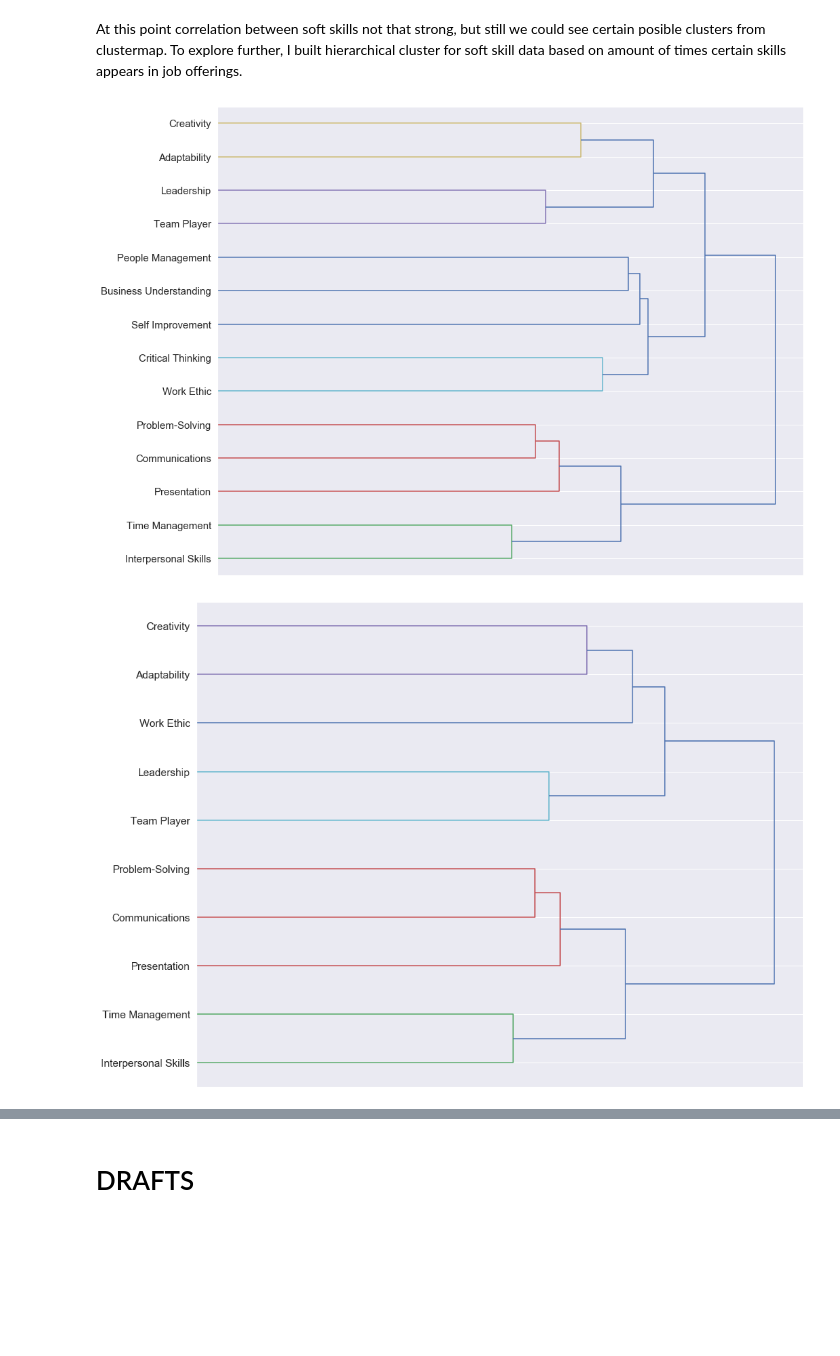
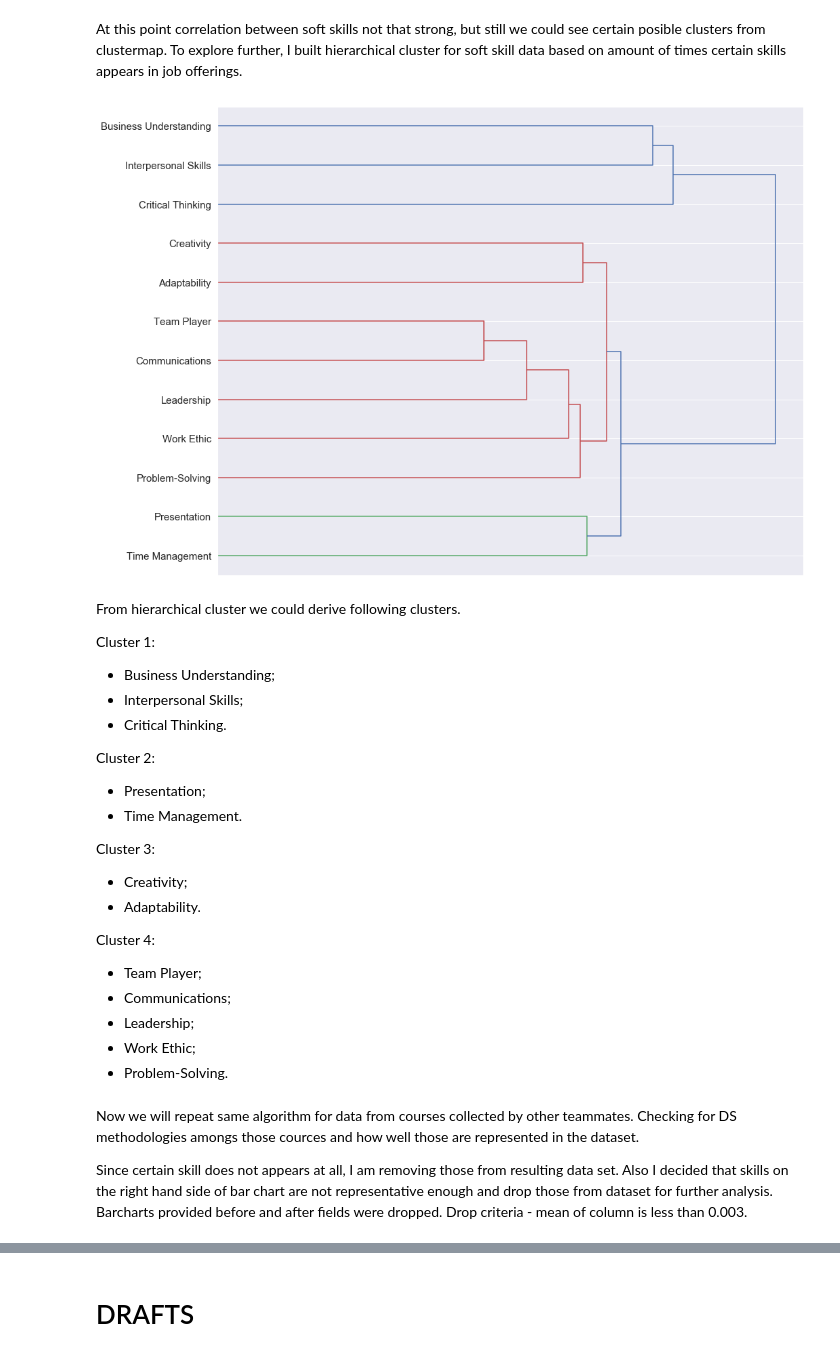
Before and after one commit to kai-wren/Intro2DS, a Jupyter notebook: Mykhaylo_Manukian_Project.ipynb, the cells around one changed output, grey strips where cells are left out. Saved outputs shown, nothing was run; the diff lists cells and outputs as text; code cells hidden in the pictures; blank space fills up the shorter version.

```diff
--- a/Mykhaylo_Manukian_Project.ipynb
+++ b/Mykhaylo_Manukian_Project.ipynb
@@ -30,19 +33,25 @@ monster_ds = pd.read_csv('https://raw.githubusercontent.com/kai-wren/Intro2DS/ma
 hh_ds_full = pd.read_csv('https://raw.githubusercontent.com/kai-wren/Intro2DS/master/Headhunters_job_vacancies.csv')
 hh_ds = hh_ds_full[['Job_Title', 'Company_Name', 'Location', 'Job_ID', 'Job_Description', 'Link', 'Compensation']]
 
-glassdoor_ds_full = pd.read_csv('https://raw.githubusercontent.com/kai-wren/Intro2DS/master/glassdoor.tsv',
+glassdoor_ds_full = pd.read_csv('https://raw.githubusercontent.com/kai-wren/Intro2DS/master/glassdoor_new.tsv',
                           delimiter='\t',encoding='utf-8')
 
-glassdoor_ds_full = glassdoor_ds_full.rename(columns={'description_text': 'Job_Description', 'url': 'Link',
+glassdoor_ds_full = glassdoor_ds_full.rename(columns={'description_text': 'Job_Description',
                                                     'salary': 'Compensation', 'job_title': 'Job_Title',
                                                     'company': 'Company_Name', 'location': 'Location'})
 
-glassdoor_ds = glassdoor_ds_full[['Job_Title', 'Company_Name', 'Location', 'Job_Description', 'Link',
-                                  'Compensation']]
+glassdoor_ds = glassdoor_ds_full[['Job_Title', 'Company_Name', 'Location', 'Job_Description', 'Compensation']]
 
+indeed_ds_full = pd.read_csv('https://raw.githubusercontent.com/kai-wren/Intro2DS/master/data_incl.5523_vacancies.csv')
 
-frames = [monster_ds, hh_ds, glassdoor_ds]
+indeed_ds_full = indeed_ds_full.rename(columns={'Summary': 'Job_Description', 'Salary': 'Compensation',
+                                                'Title': 'Job_Title', 'Company': 'Company_Name'})
+
+indeed_ds = indeed_ds_full[['Job_Title', 'Company_Name', 'Location', 'Job_Description', 'Compensation']]
+
+frames = [monster_ds, hh_ds, glassdoor_ds, indeed_ds]
 job_ds = pd.concat(frames, sort=False)
+job_ds.drop_duplicates()
 job_ds.head()
 # %% [output]
 |  | Unnamed: 0 | Job_Title | Company_Name | Location | Job_ID | Job_Description | Link | Compensation |
@@ -326,8 +343,8 @@ plt.figure(figsize=(25,15))
 soft_df.mean().sort_values(ascending=False).plot.bar()
 plt.show()
 
-soft_threshold = np.quantile(soft_df.mean(), 0.25)
-soft_reduced_df = soft_df[soft_df.columns[soft_df.mean() > soft_threshold]]
+# soft_threshold = np.quantile(soft_df.mean(), 0.25)
+soft_reduced_df = soft_df[soft_df.columns[soft_df.mean() > 0.003]]
 
 plt.figure(figsize=(25,15))
 soft_reduced_df.mean().sort_values(ascending=False).plot.bar()
@@ -373,25 +387,50 @@ plt.show()
 # %% [markdown]
 At this point correlation between soft skills not that strong, but still we could see certain posible clusters from clustermap. To explore further, I built hierarchical cluster for soft skill data based on amount of times certain skills appears in job offerings.
 # %%
-fig = plt.figure(figsize=(30,16))
-ax1 = fig.add_axes([0.1,0.1,0.4,0.6])
-X=soft_df.corr()
-Z=sch.linkage(X, 'ward')
-dend = sch.dendrogram(Z, orientation='right', leaf_font_size=15)
-labels = X.index[dend['leaves']]
-ax1.set_xticks([])
-ax1.set_yticklabels(labels)
-plt.show()
+# fig = plt.figure(figsize=(30,16))
+# ax1 = fig.add_axes([0.1,0.1,0.4,0.6])
+# X=soft_df.corr()
+# Z=sch.linkage(X, 'ward')
+# dend = sch.dendrogram(Z, orientation='right', leaf_font_size=15)
+# labels = X.index[dend['leaves']]
+# ax1.set_xticks([])
+# ax1.set_yticklabels(labels)
+# plt.show()
 
 fig = plt.figure(figsize=(30,16))
 ax1 = fig.add_axes([0.1,0.1,0.4,0.6])
 X=soft_reduced_df.corr()
 Z=sch.linkage(X, 'ward')
 dend = sch.dendrogram(Z, orientation='right', leaf_font_size=15)
 labels = X.index[dend['leaves']]
 ax1.set_xticks([])
 ax1.set_yticklabels(labels)
 plt.show()
 # %% [output]
-[figure, old version]
+[figure, new version]
-[figure, removed]
+# %% [markdown]
+From hierarchical cluster we could derive following clusters.
+
+Cluster 1:
+- Business Understanding;
+- Interpersonal Skills;
+- Critical Thinking.
+
+Cluster 2:
+- Presentation;
+- Time Management.
+
+Cluster 3:
+- Creativity;
+- Adaptability.
+
+Cluster 4:
+- Team Player;
+- Communications;
+- Leadership;
+- Work Ethic;
+- Problem-Solving.
+# %% [markdown]
+Now we will repeat same algorithm for data from courses collected by other teammates. Checking for DS methodologies amongs those cources and how well those are represented in the dataset.
+
+Since certain skill does not appears at all, I am removing those from resulting data set. Also I decided that skills on the right hand side of bar chart are not representative enough and drop those from dataset for further analysis. Barcharts provided before and after fields were dropped. Drop criteria - mean of column is less than 0.003.
```
Also changed, not shown: parts of 32 cells of this notebook.
